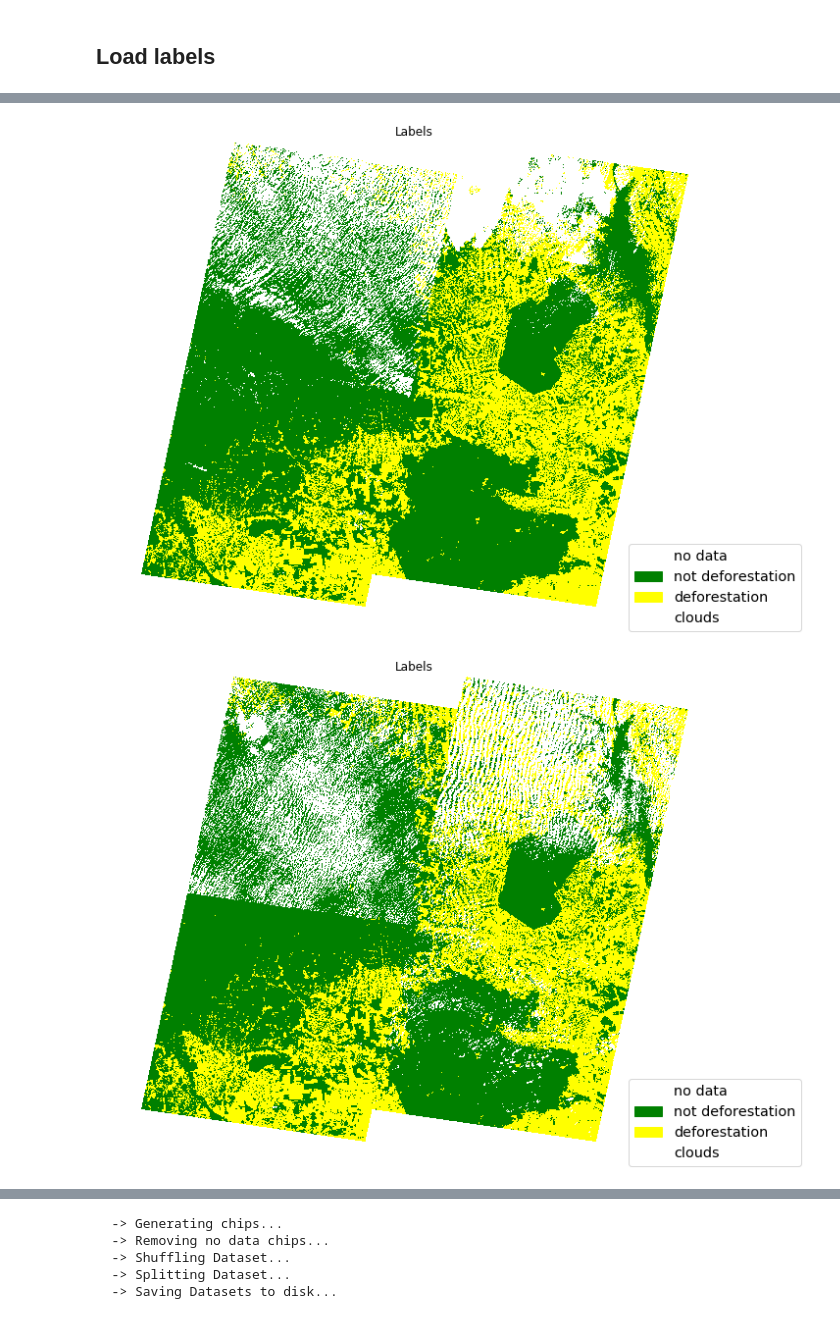
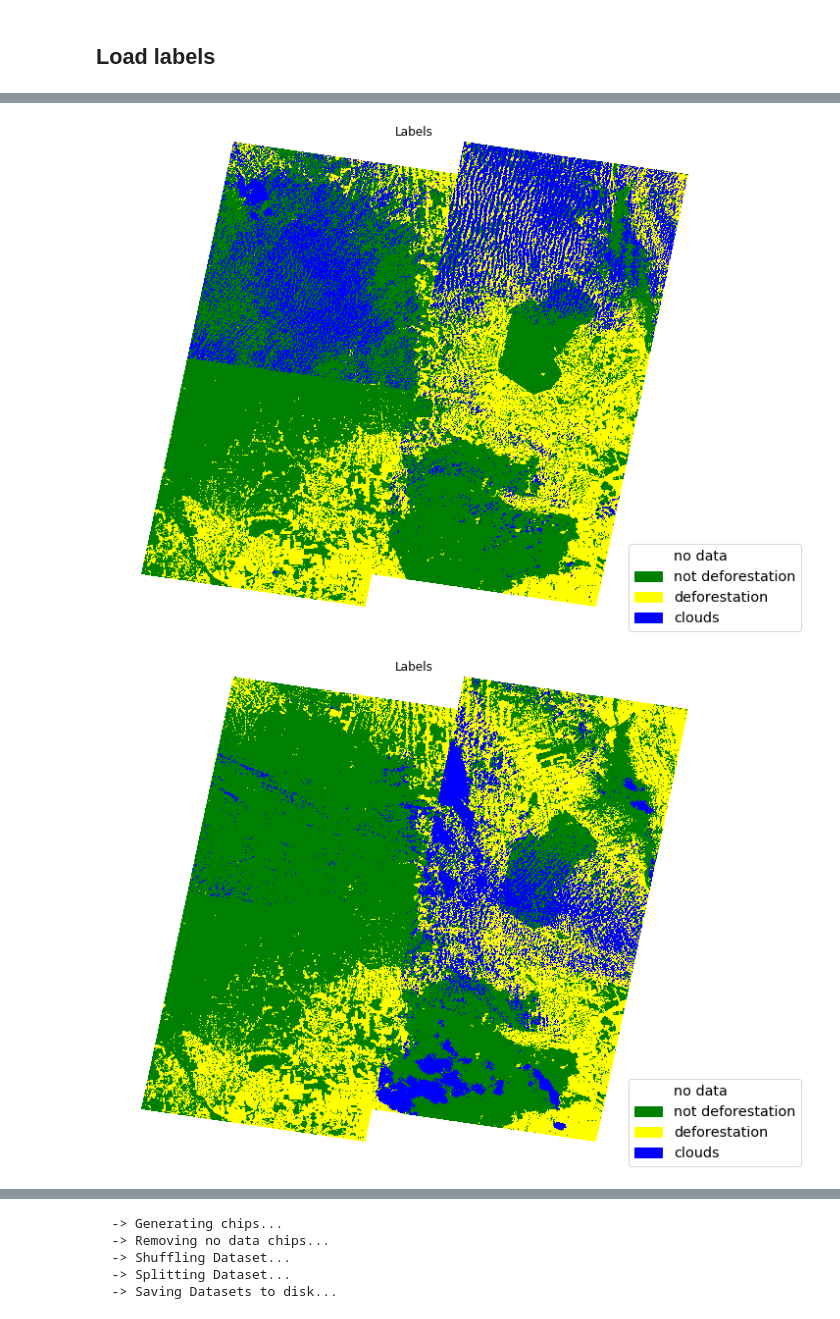
Before and after one commit to rvmaretto/deepgeo, a Jupyter notebook: notebooks/paper_deforestation_2018/generate_dataset_paper-timestack.ipynb, the cells around one changed output, grey strips where cells are left out. Drawn from its saved outputs; the diff is of its cells as text; code cells hidden in the pictures.

```diff
--- a/notebooks/paper_deforestation_2018/generate_dataset_paper-timestack.ipynb
+++ b/notebooks/paper_deforestation_2018/generate_dataset_paper-timestack.ipynb
@@ -32,9 +32,9 @@ DATA_DIR = "/home/raian/doutorado/Dados/generated"
 shape_file = os.path.join(DATA_DIR, 'Prodes_mosaic.shp')
 rasters_dir = os.path.join(DATA_DIR, 'images_5bands')
 
-years = [2013, 2014, 2015, 2016, 2017]
+years = [2014, 2015, 2016, 2017]
 
-raster_files = [os.path.join(rasters_dir, 'mosaic_%d.tif' % i) for i in years]
+raster_files = [os.path.join(rasters_dir, 'stacked_mosaic_%d_%d.tif' % (i - 1, i)) for i in years]
 
 m_class_names = ['no data', 'not deforestation', 'deforestation', 'clouds']
 
@@ -44,7 +44,7 @@ out_labels_path = os.path.join(DATA_DIR, 'labels_one_def_cl')
 out_labels = [os.path.join(out_labels_path, 'labels_cloudless_%d.tif' % i) for i in years]
 
 # output_shp = os.path.join(output_path, "new_samples.shp")
-output_ds = os.path.join(output_path, 'dataset_286x286_def_one_class-%s-%s' % (years[0], years[-1]))
+output_ds = os.path.join(output_path, 'dataset_286x286_def_one_class_timestack_SR-%s-%s' % (years[0], years[-1]))
 ds_file_name = 'dataset'
 
 chip_size = 286
@@ -61,7 +61,7 @@ for year in range(0, len(out_labels)):
     print('UNIQUE: ', np.unique(rasterized_layers[year]))
     print('TYPE: ', rasterized_layers[year].dtype)
 
-    vis.plot_labels(rasterized_layers[year], m_class_names, colors=['white', 'green', 'yellow', 'white'])
+    vis.plot_labels(rasterized_layers[year], m_class_names, colors=['white', 'green', 'yellow', 'blue'])
 # %% [output]
 SHAPE:  (11534, 13587, 1)
 UNIQUE:  [0 1 2 3]
@@ -81,2 +78,2 @@ TYPE:  int32
-[figure, old version]
+[figure, new version]
-[figure, old version]
+[figure, new version]
```
Also changed, not shown: parts of 4 cells of this notebook, 9 other files.
